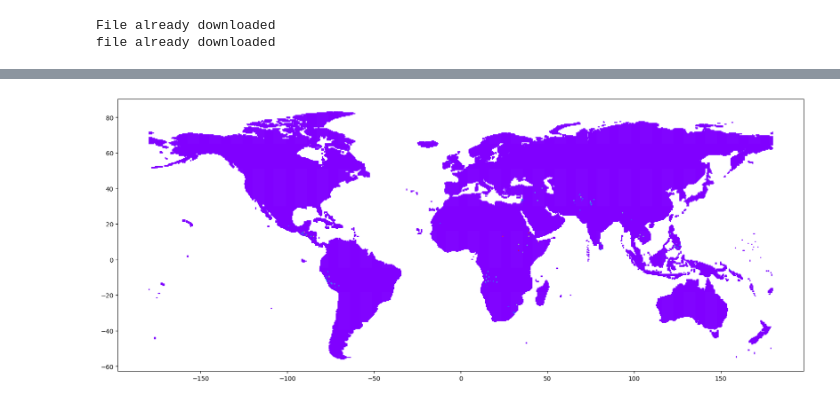
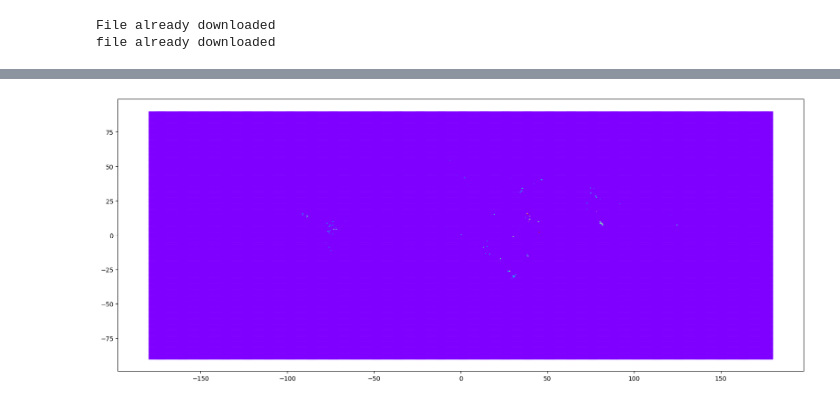
Before and after one commit to Polichinel/HydraNet_001, a Jupyter notebook: makeDataMonthly.ipynb, the cells around one changed output, grey strips where cells are left out. Cells and saved outputs as stored; diff of their text form; code cells hidden in the pictures.

```diff
--- a/makeDataMonthly.ipynb
+++ b/makeDataMonthly.ipynb
@@ -79,15 +79,22 @@ def get_ucdp():
         urllib.request.urlretrieve(url_ucdp, path_ucdp)
         ucdp = pd.read_csv(path_ucdp, low_memory=False)
 
-    ucdp['month'] = pd.to_datetime(ucdp['date_start']).dt.month
-    ucdp.rename(columns= {'priogrid_gid' : 'gid'}, inplace= True)
-    ucdp['in_ucdp'] = True # handy later when I wnat to remove water and stuff.
-
 
     # just to save ram for now !!!!!!!!!!!!!!!!!!!!!!!!!!!!!!!!!!!!!!!!!!!!!!!!!!!!!!!!!!!!!!!!!!!!!!!!!!!!
     sub_years = sorted(ucdp['year'].unique())[:2]
     ucdp = ucdp[ucdp['year'].isin(sub_years)]
     # -----------------------------------------------------------------------------------------------------
 
+    ucdp['month'] = pd.to_datetime(ucdp['date_start']).dt.month
+    ucdp.rename(columns= {'priogrid_gid' : 'gid'}, inplace= True)
 
-    return ucdp
+    feature_list = ['month','year', 'gid', 'deaths_a','deaths_b', 'deaths_civilians', 'deaths_unknown','best', 'high', 'low']
+
+    ucdp_monthly_unit = ucdp.loc[:,feature_list].groupby(['month','year', 'gid']).sum().reset_index()
+    ucdp_monthly_unit['log_best'] = np.log(ucdp_monthly_unit['best'] +1)
+    ucdp_monthly_unit['log_low'] = np.log(ucdp_monthly_unit['low'] +1)
+    ucdp_monthly_unit['log_high'] = np.log(ucdp_monthly_unit['high'] +1)
+
+    ucdp_monthly_unit['in_ucdp'] = True # handy later when I wnat to remove water and stuff.
+
+    return ucdp_monthly_unit
@@ -153,0 +101,16 @@ def get_ucdp():
+# %%
+def monthly_grid(prio_grid, ucdp):
+
+    years = [sorted(ucdp['year'].unique())] * prio_grid.shape[0]
+    months = [list(np.arange(1, 13))] * prio_grid.shape[0]
+
+    prio_grid['year'] = years
+    prio_grid['month'] = months
+
+    prio_grid = prio_grid.explode('year').reset_index(drop=True)
+    prio_grid = prio_grid.explode('month').reset_index(drop=True)
+
+    prio_grid['year'] = prio_grid['year'].astype(int)
+    prio_grid['month'] = prio_grid['month'].astype(int)
+
+    return prio_grid
@@ -231,2 +187,0 @@ check_month_id(prio_grid)
-# %%
-prio_grid.sort_values(['year', 'month'], inplace = True)
@@ -268,13 +197,15 @@ Index(['gid', 'xcoord', 'ycoord', 'col', 'row', 'year', 'month', 'gwno', 'id',
 # %%
-mask = (prio_grid['year'] == 1989) & (prio_grid['month'] == 1) & (prio_grid['gwno'] != 0)
+#mask = (prio_grid['month_id'] == 132) & (prio_grid['gwno'] != 0)
+mask = prio_grid['month_id'] == 132
+
 sub_grid = prio_grid[mask]
 
 x = sub_grid['xcoord']
 y = sub_grid['ycoord']
 z = sub_grid['log_best']
 
 plt.figure(figsize= [20,8])
-plt.scatter(x, y, c = z, marker= 's', s = 1, cmap = 'rainbow' )
+plt.scatter(x, y, c = z, marker= 's', s = 1, cmap = 'rainbow', vmin=z.min(), vmax=z.max() )
 plt.show()
 # %% [output]
-[figure, old version]
+[figure, new version]
```
Also changed, not shown: parts of 42 cells of this notebook.
